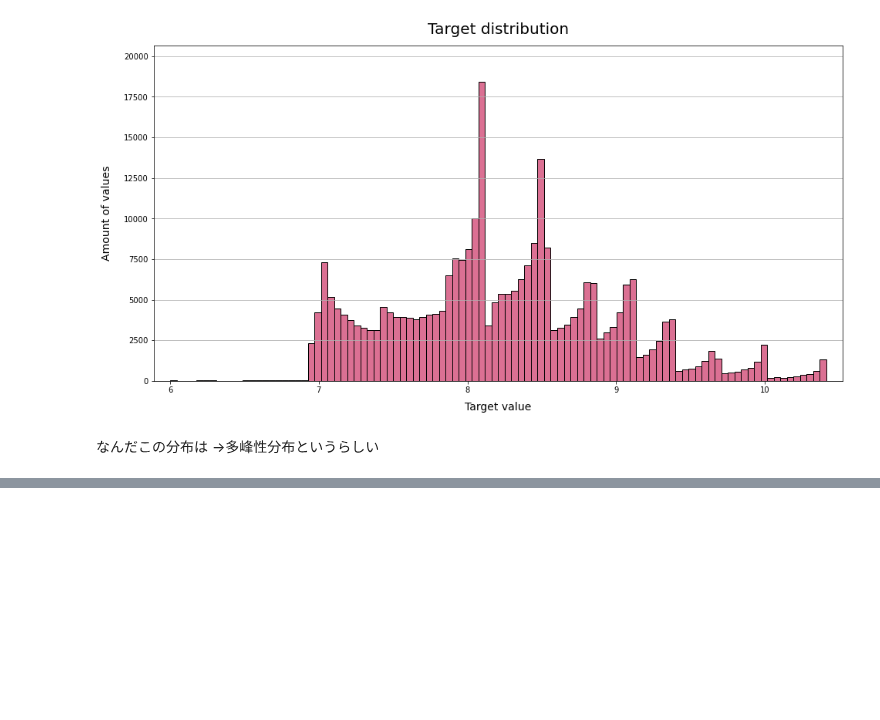
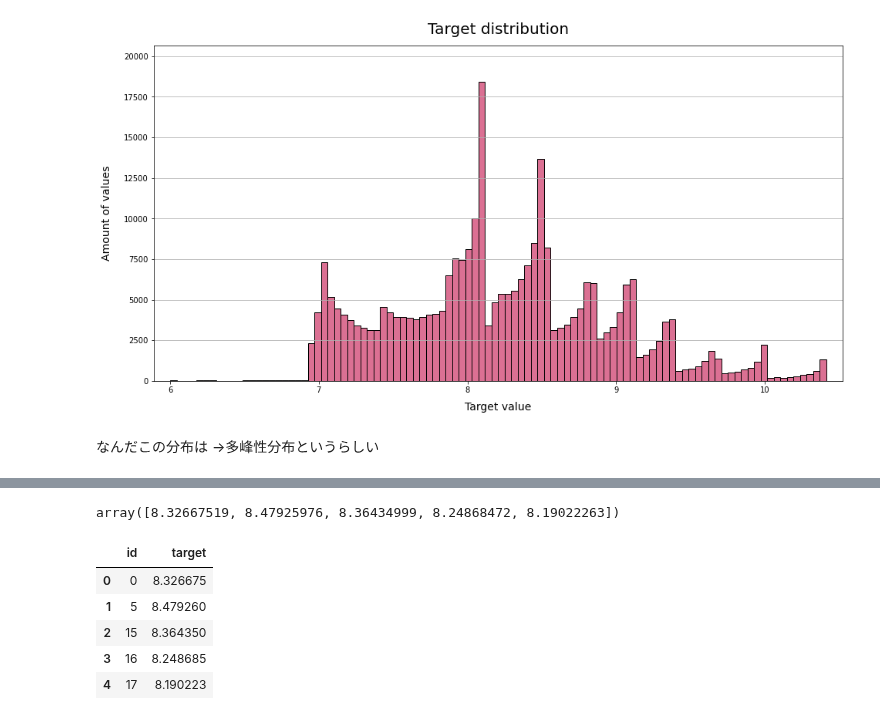
Before and after one commit to NaokiTakahashi-0106/30days_of_ML, a Jupyter notebook: nb/002_second_submit.ipynb, the cells around one changed output, grey strips where cells are left out. Saved outputs shown, nothing was run; the diff lists cells and outputs as text; code cells hidden in the pictures; blank space fills up the shorter version.

```diff
--- a/nb/002_second_submit.ipynb
+++ b/nb/002_second_submit.ipynb
@@ -517,0 +718,31 @@ plt.show();
+# %%
+oof_lgb = np.zeros(len(train))
+pred_lgb = np.zeros(len(test))
+
+scores = []
+
+feature_importances_gain = pd.DataFrame()
+feature_importances_gain['feature'] = train.columns
+
+feature_importances_split = pd.DataFrame()
+feature_importances_split['feature'] = train.columns
+
+
+folds = KFold(n_splits=3, shuffle=True, random_state=42)
+
+for fold_, (train_ind, val_ind) in enumerate(folds.split(train, target)):
+    print("fold : ---------------------------------------", fold_)
+    trn_data = lgb.Dataset(train.iloc[train_ind], label=target.iloc[train_ind], categorical_feature=cat_features) #-------> Specify Categorical feature for lgb
+    val_data= lgb.Dataset(train.iloc[val_ind], label=target.iloc[val_ind], categorical_feature=cat_features)  #-------> Specify Categorical feature for lgb
+
+    lgb_clf = lgb.train(lgb_params, trn_data, num_boost_round=3000, valid_sets=(trn_data, val_data), verbose_eval=100, early_stopping_rounds=100)
+    oof_lgb[val_ind] = lgb_clf.predict(train.iloc[val_ind], num_iteration= lgb_clf.best_iteration)
+
+    scores.append(np.sqrt(mean_squared_error(target.iloc[val_ind], oof_lgb[val_ind])))
+
+    feature_importances_gain['fold_{}'.format(fold_ + 1)] = lgb_clf.feature_importance(importance_type='gain')
+    feature_importances_split['fold_{}'.format(fold_ + 1)] = lgb_clf.feature_importance(importance_type='split')
+
+    pred_lgb += lgb_clf.predict(test, num_iteration=lgb_clf.best_iteration)/folds.n_splits
+
+print(np.mean(scores))
@@ -517,0 +829,19 @@ plt.show();
+# %%
+predictions = lgb_clf.predict(test_lc, num_iteration= lgb_clf.best_iteration)
+# %%
+predictions[:5]
+# %% [output]
+array([8.32667519, 8.47925976, 8.36434999, 8.24868472, 8.19022263])
+# %%
+submission = pd.read_csv("../data/original/sample_submission.csv")
+# %%
+submission.target = predictions
+# %%
+submission.head()
+# %% [output]
+|  | id | target |
+| 0 | 0 | 8.326675 |
+| 1 | 5 | 8.479260 |
+| 2 | 15 | 8.364350 |
+| 3 | 16 | 8.248685 |
+| 4 | 17 | 8.190223 |
```
Also changed, not shown: parts of 28 cells of this notebook, 4 other files.
